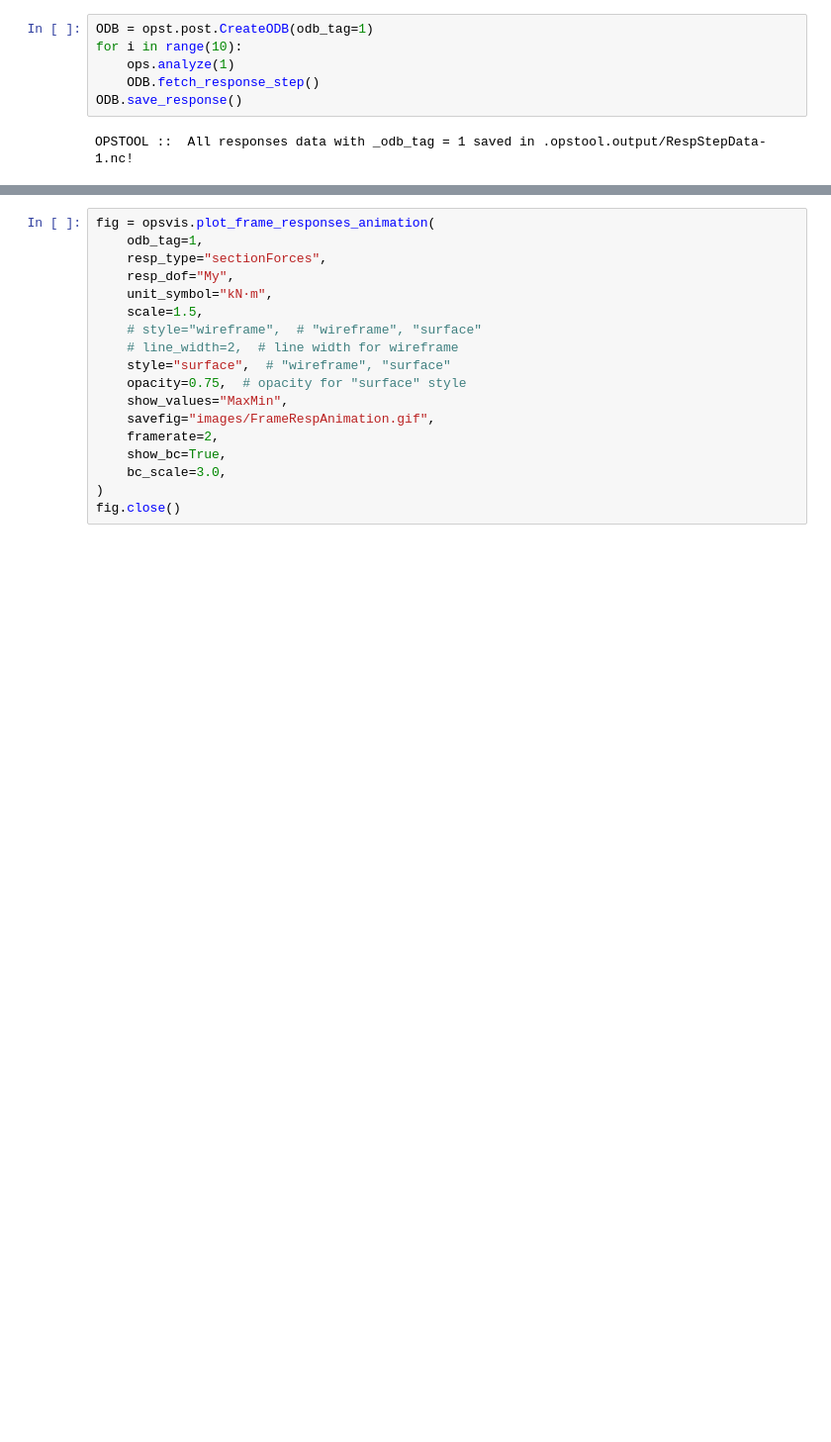
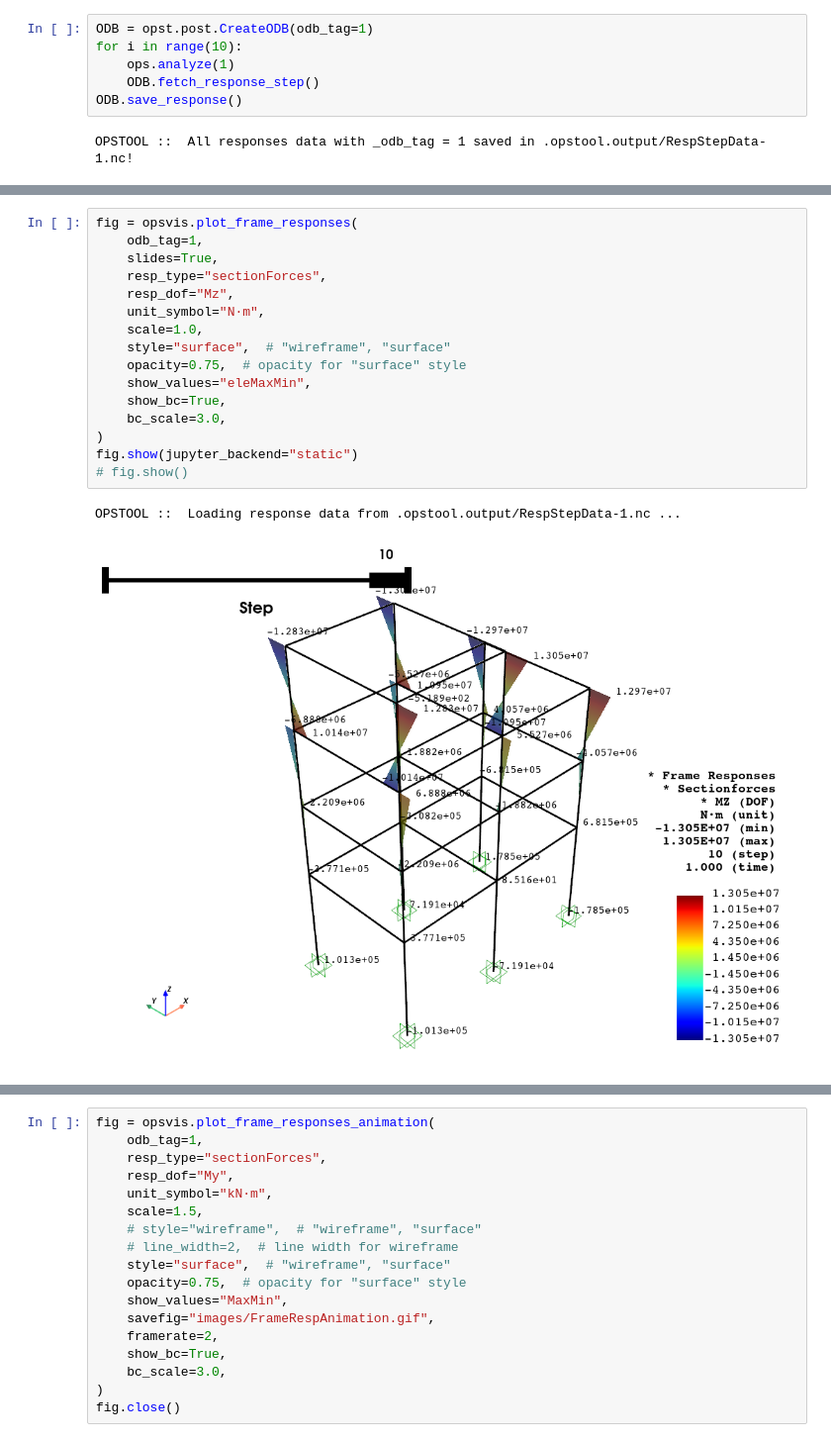
Before and after one commit to sahilkur36/opstool, a Jupyter notebook: docs/src/vis/plot_frame_resp_pyvista.ipynb, the cells around one changed output, grey strips where cells are left out. Shown at 99% size. Drawn from its saved outputs; the diff is of its cells as text; blank space fills up the shorter version.

```diff
--- a/docs/src/vis/plot_frame_resp_pyvista.ipynb
+++ b/docs/src/vis/plot_frame_resp_pyvista.ipynb
@@ -60,3 +58,22 @@ OPSTOOL ::  Loading response data from .opstool.output/RespStepData-1.nc ...
+# %%
+fig = opsvis.plot_frame_responses(
+    odb_tag=1,
+    slides=True,
+    resp_type="sectionForces",
+    resp_dof="Mz",
+    unit_symbol="N·m",
+    scale=1.0,
+    style="surface",  # "wireframe", "surface"
+    opacity=0.75,  # opacity for "surface" style
+    show_values="eleMaxMin",
+    show_bc=True,
+    bc_scale=3.0,
+)
+fig.show(jupyter_backend="static")
+# fig.show()
+# %% [output]
+OPSTOOL ::  Loading response data from .opstool.output/RespStepData-1.nc ...
+[figure, added]
 # %%
 fig = opsvis.plot_frame_responses(
     odb_tag=1,
```
Also changed, not shown: parts of 4 cells of this notebook, 35 other files.
